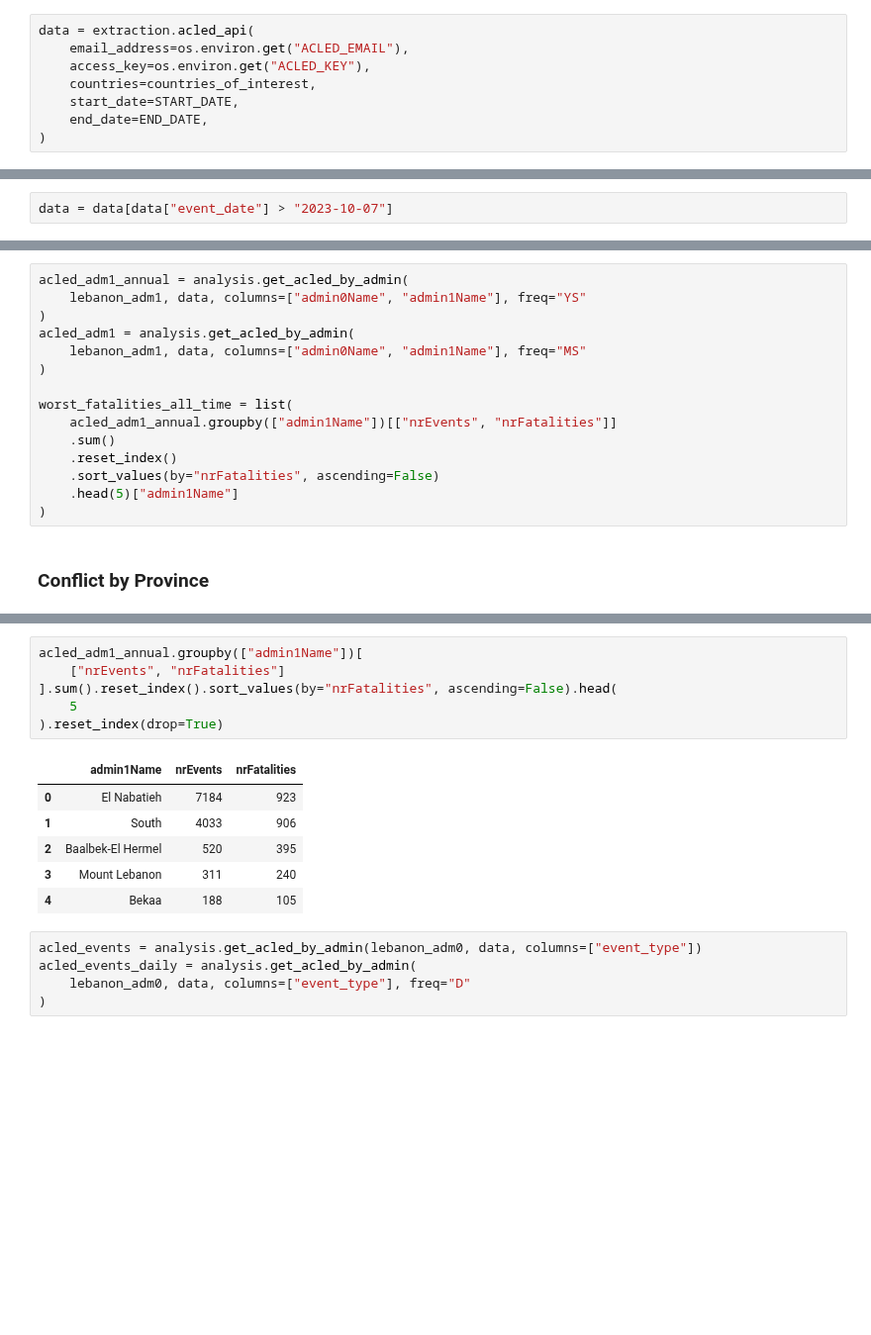
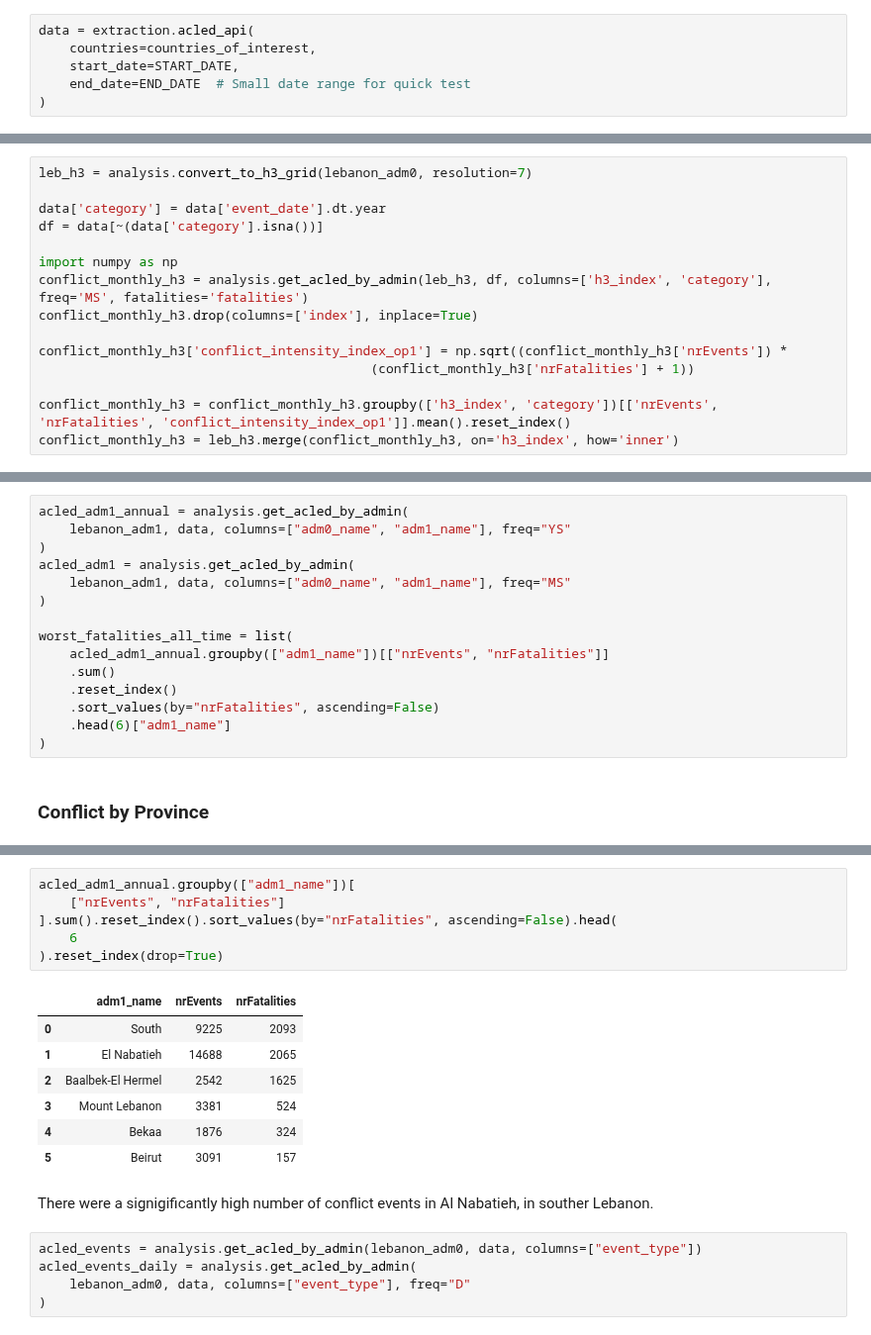
Before and after one commit to datapartnership/lebanon-economic-monitor, a Jupyter notebook: notebooks/conflict/conflict.ipynb, the cells around one changed output, grey strips where cells are left out. Shown at 99% size. Drawn from its saved outputs; the diff is of its cells as text; blank space fills up the shorter version.

```diff
--- a/notebooks/conflict/conflict.ipynb
+++ b/notebooks/conflict/conflict.ipynb
@@ -73,9 +76,7 @@ lebanon_adm3 = gpd.read_file(
 )
 # %%
 data = extraction.acled_api(
-    email_address=os.environ.get("ACLED_EMAIL"),
-    access_key=os.environ.get("ACLED_KEY"),
     countries=countries_of_interest,
     start_date=START_DATE,
-    end_date=END_DATE,
+    end_date=END_DATE  # Small date range for quick test
 )
@@ -82,6 +88,4 @@ data = extraction.acled_api(
 # %%
 analysis.data_type_conversion(data)
-# %%
-data = data[data["event_date"] > "2023-10-07"]
 # %%
 acled_adm0_annual = analysis.get_acled_by_admin(
@@ -282,0 +224,15 @@ plt.savefig("../../docs/images/fatalities_nov2024.png", dpi=800, bbox_inches="ti
+# %%
+leb_h3 = analysis.convert_to_h3_grid(lebanon_adm0, resolution=7)
+
+data['category'] = data['event_date'].dt.year
+df = data[~(data['category'].isna())]
+
+import numpy as np
+conflict_monthly_h3 = analysis.get_acled_by_admin(leb_h3, df, columns=['h3_index', 'category'], freq='MS', fatalities='fatalities')
+conflict_monthly_h3.drop(columns=['index'], inplace=True)
+
+conflict_monthly_h3['conflict_intensity_index_op1'] = np.sqrt((conflict_monthly_h3['nrEvents']) *
+                                           (conflict_monthly_h3['nrFatalities'] + 1))
+
+conflict_monthly_h3 = conflict_monthly_h3.groupby(['h3_index', 'category'])[['nrEvents', 'nrFatalities', 'conflict_intensity_index_op1']].mean().reset_index()
+conflict_monthly_h3 = leb_h3.merge(conflict_monthly_h3, on='h3_index', how='inner')
@@ -283,17 +297,17 @@ plt.savefig("../../docs/images/fatalities_nov2024.png", dpi=800, bbox_inches="ti
 # %%
 acled_adm1_annual = analysis.get_acled_by_admin(
-    lebanon_adm1, data, columns=["admin0Name", "admin1Name"], freq="YS"
+    lebanon_adm1, data, columns=["adm0_name", "adm1_name"], freq="YS"
 )
 acled_adm1 = analysis.get_acled_by_admin(
-    lebanon_adm1, data, columns=["admin0Name", "admin1Name"], freq="MS"
+    lebanon_adm1, data, columns=["adm0_name", "adm1_name"], freq="MS"
 )
 
 worst_fatalities_all_time = list(
-    acled_adm1_annual.groupby(["admin1Name"])[["nrEvents", "nrFatalities"]]
+    acled_adm1_annual.groupby(["adm1_name"])[["nrEvents", "nrFatalities"]]
     .sum()
     .reset_index()
     .sort_values(by="nrFatalities", ascending=False)
-    .head(5)["admin1Name"]
+    .head(6)["adm1_name"]
 )
 # %% [markdown]
 ### Conflict by Province
@@ -330,16 +370,19 @@ show(tabs, warn_on_missing_glyphs=False)
 # %%
-acled_adm1_annual.groupby(["admin1Name"])[
+acled_adm1_annual.groupby(["adm1_name"])[
     ["nrEvents", "nrFatalities"]
 ].sum().reset_index().sort_values(by="nrFatalities", ascending=False).head(
-    5
+    6
 ).reset_index(drop=True)
 # %% [output]
-|  | admin1Name | nrEvents | nrFatalities |
-| 0 | El Nabatieh | 7184 | 923 |
-| 1 | South | 4033 | 906 |
-| 2 | Baalbek-El Hermel | 520 | 395 |
-| 3 | Mount Lebanon | 311 | 240 |
-| 4 | Bekaa | 188 | 105 |
+|  | adm1_name | nrEvents | nrFatalities |
+| 0 | South | 9225 | 2093 |
+| 1 | El Nabatieh | 14688 | 2065 |
+| 2 | Baalbek-El Hermel | 2542 | 1625 |
+| 3 | Mount Lebanon | 3381 | 524 |
+| 4 | Bekaa | 1876 | 324 |
+| 5 | Beirut | 3091 | 157 |
+# %% [markdown]
+There were a signigificantly high number of conflict events in Al Nabatieh, in souther Lebanon.
 # %%
 acled_events = analysis.get_acled_by_admin(lebanon_adm0, data, columns=["event_type"])
 acled_events_daily = analysis.get_acled_by_admin(
```
Also changed, not shown: parts of 28 cells of this notebook.
